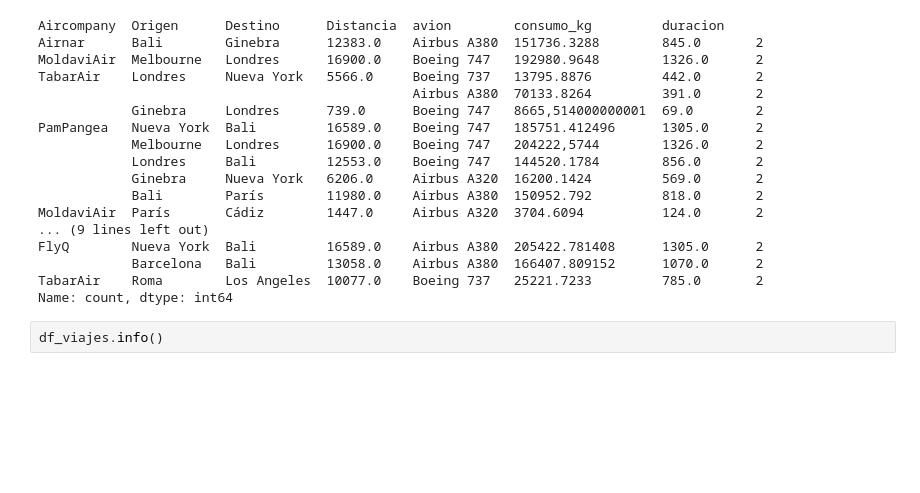
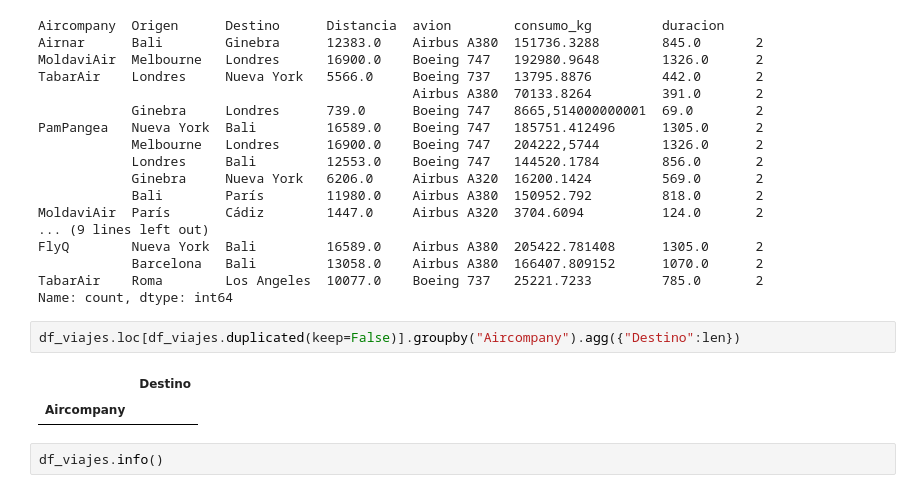
Before and after one commit to AnnaValsells/ONLINE_DS_THEBRIDGE_AVT, a Jupyter notebook: AVT_Exercises/Sprint_4/Unidad_02/Practica_Obligatoria/18_Practica_Obligatoria_Pandas_II.ipynb, the cells around one changed output. Cells and saved outputs as stored; diff of their text form; blank space fills up the shorter version.

```diff
--- a/AVT_Exercises/Sprint_4/Unidad_02/Practica_Obligatoria/18_Practica_Obligatoria_Pandas_II.ipynb
+++ b/AVT_Exercises/Sprint_4/Unidad_02/Practica_Obligatoria/18_Practica_Obligatoria_Pandas_II.ipynb
@@ -126,6 +143,11 @@ FlyQ        Nueva York  Bali         16589.0    Airbus A380  205422.781408
             Barcelona   Bali         13058.0    Airbus A380  166407.809152      1070.0      2
 TabarAir    Roma        Los Angeles  10077.0    Boeing 737   25221.7233         785.0       2
 Name: count, dtype: int64
+# %%
+df_viajes.loc[df_viajes.duplicated(keep=False)].groupby("Aircompany").agg({"Destino":len})
+# %% [output]
+|  | Destino |
+| Aircompany |  |
 # %%
 df_viajes.info()
 # %% [output]
```
Also changed, not shown: parts of 4 cells of this notebook, 20 other files.
